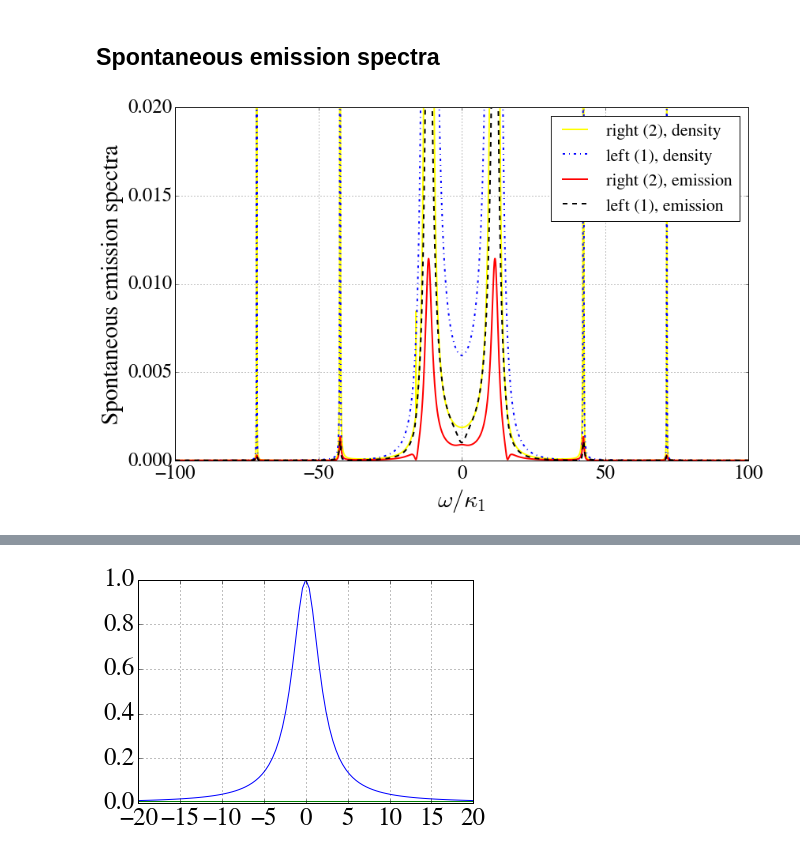
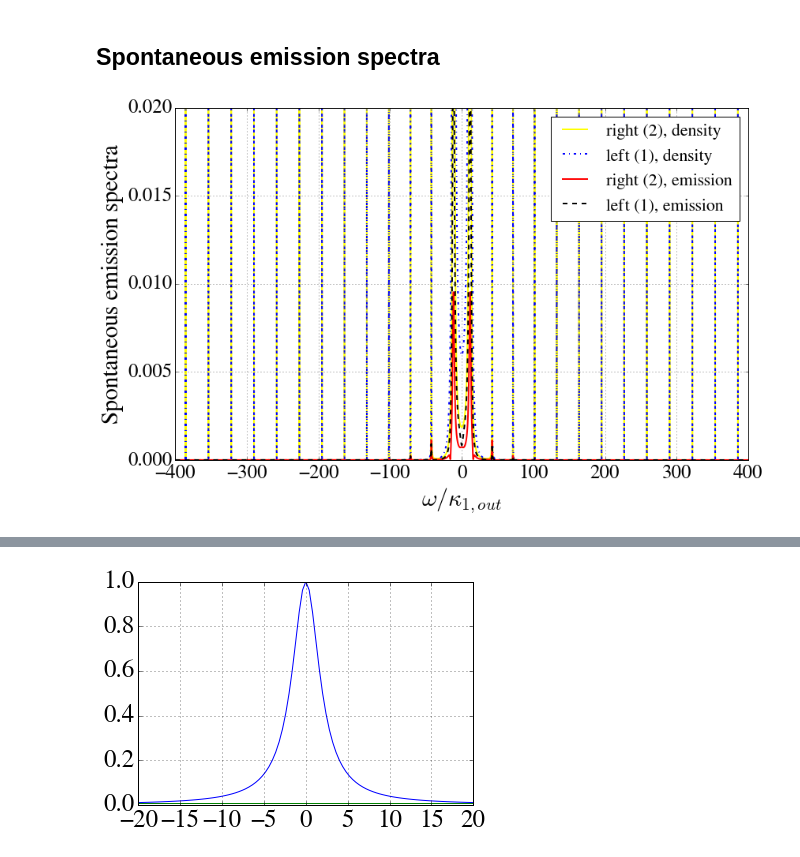
Before and after one commit to nemetniki/with-Andreas, a Jupyter notebook: CCQED.ipynb, the cells around one changed output, grey strips where cells are left out. Cells and saved outputs as stored; diff of their text form; code cells hidden in the pictures.

```diff
--- a/CCQED.ipynb
+++ b/CCQED.ipynb
@@ -335,39 +335,39 @@ v2   = 16.
 r    = 1.
 gam  = 5.2
 tau  = np.pi/16.
-om   = np.linspace(-100,100,10000001)
+om   = np.linspace(-400,400,10000001)
 
 xi10 = 1.
 xi20 = 0.
 
 D1L  = (kap1-1j*om)*(gam/2.-1j*om) + 4*v1*(gam/2.-1j*om)*(1/(1-np.exp(-(kapi-1j*om)*tau))-.5) + g1**2
 D2L  = (kap2-1j*om)*(gam/2.-1j*om) + 4*v2*(gam/2.-1j*om)*(1/(1-np.exp(-(kapi-1j*om)*tau))-.5) + g2**2
 KL   = (gam/2.-1j*om)*(1/(1-np.exp(-(kapi-1j*om)*tau))-.5)
 D1   = (-1j*om)*(-1j*om) + 4*v1*(-1j*om)*(1/(1-np.exp(1j*om*tau))-.5) + g1**2
 D2   = (-1j*om)*(-1j*om) + 4*v2*(-1j*om)*(1/(1-np.exp(1j*om*tau))-.5) + g2**2
 K    = (-1j*om)*(1/(1-np.exp(1j*om*tau))-.5)
 detL = D1L*D2L - 16*v1*v2*KL**2
 det  = D1*D2 - 16*v1*v2*K**2
 
 cg1  = 1/det * ( 1j*g1*D1*xi10 - 1j*g2*4*v1*r*K*xi20 )
 cg2  = 1/det * ( -1j*g1*4*v2/r*K*xi10 + 1j*g2*D1*xi20)
 cg1L = 1/detL * ( 1j*g1*D1L*xi10 - 1j*g2*4*v1*r*KL*xi20 )
 cg2L = 1/detL * ( -1j*g1*4*v2/r*KL*xi10 + 1j*g2*D1L*xi20)
 
 plt.figure(1,figsize=(13,8))
 plt.clf()
 plt.ylim(0,0.02)
 #plt.xlim(-500,500)
 plt.plot(om,np.abs(cg2)**2,linewidth=2.0,label='right (2), density',color = 'yellow')
 plt.hold(True)
 plt.plot(om,np.abs(cg1)**2,linewidth=2.0,label='left (1), density',color='b',ls='-.')
-plt.plot(om,kap2/np.pi*np.abs(cg2L)**2,linewidth=2.0,label='right (2), emission',color = 'r')
-plt.plot(om,kap1/np.pi*np.abs(cg1L)**2,linewidth=2.0,label='left (1), emission',color='k',ls='--')
-plt.xlabel('$\omega/\kappa_1$',fontsize=30.)
+plt.plot(om,(kap2-kapi)/np.pi*np.abs(cg2L)**2,linewidth=2.0,label='right (2), emission',color = 'r')
+plt.plot(om,(kap1-kapi)/np.pi*np.abs(cg1L)**2,linewidth=2.0,label='left (1), emission',color='k',ls='--')
+plt.xlabel('$\omega/\kappa_{1,out}$',fontsize=30.)
 plt.ylabel('Spontaneous emission spectra',fontsize=30.)
 plt.legend(loc='upper right',fontsize = 22)
 plt.grid(True)
 
 plt.show()
 # %% [output]
-[figure, old version]
+[figure, new version]
```
Also changed, not shown: parts of 2 cells of this notebook.
